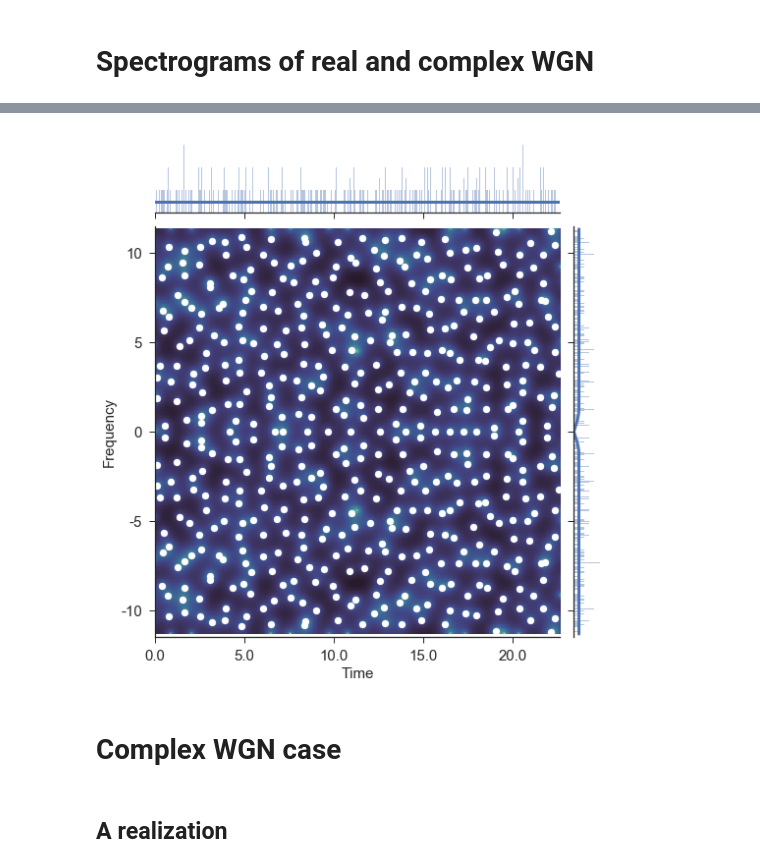
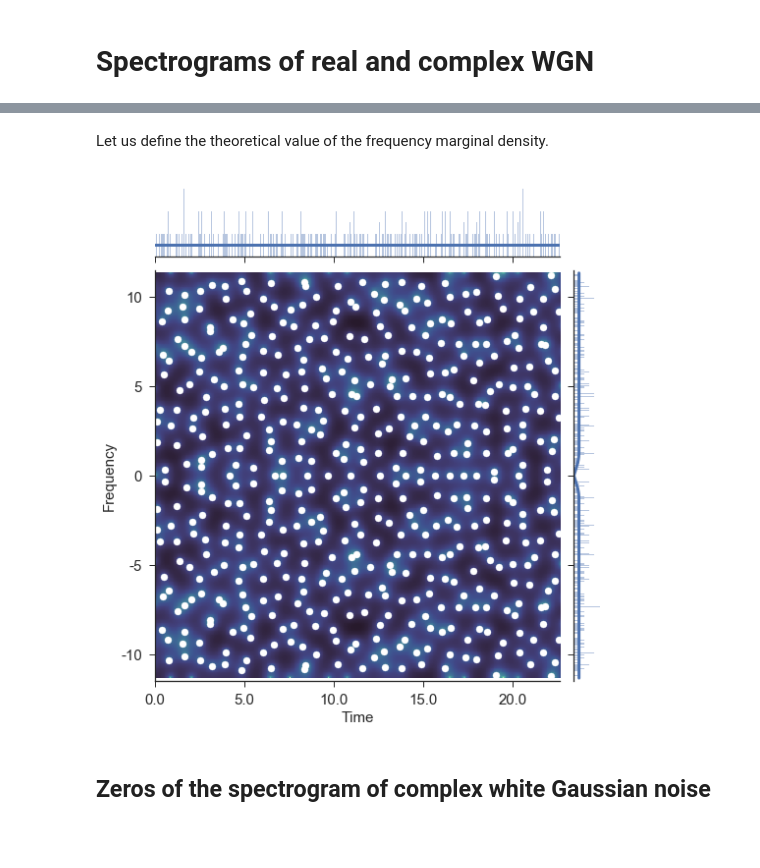
Before and after one commit to jflamant/2018-zeros-spectrogram-white-noise, a Jupyter notebook: notebooks/Spectrograms of real and complex WGN.ipynb, the cells around one changed output, grey strips where cells are left out. Drawn from its saved outputs; the diff is of its cells as text; code cells hidden in the pictures; blank space fills up the shorter version.

```diff
--- a/notebooks/Spectrograms of real and complex WGN.ipynb
+++ b/notebooks/Spectrograms of real and complex WGN.ipynb
@@ -27,44 +21,44 @@ finished
+# %% [markdown]
+Let us define the theoretical value of the frequency marginal density.
 # %%
+end = np.sqrt(2*base)
+yv = np.linspace(-end/2, end/2, 1024)
 # theoretical value of frequency marginal
-end = np.sqrt(2*base)
-yv = np.linspace(-end/2, end/2, 1000)
 rho_th = 1/end*(1-(4*yv**2+1)*np.exp(-4*yv**2))/(1-np.exp(-4*yv**2))**(3/2)
 # %%
 # display zeros
 labelsize=15
 sns.set(style="ticks", color_codes=True)
 
 # plotting data
 g = sns.JointGrid(pos[:, 0], pos[:, 1])
 g = g.plot_joint(plt.scatter, color='w')
-g.ax_joint.imshow(np.log10(plotData[0][:, base:3*base]), extent=[0, end, 0, end], origin='lower', cmap=cmocean.cm.deep, interpolation=None)
+g.ax_joint.imshow(np.log10(plotData[0]), extent=[0, end, 0, end], origin='lower', cmap=cmocean.cm.deep, interpolation=None)
 
 g.plot_marginals(sns.distplot, kde=False, color='b', norm_hist=True, bins=np.linspace(0, end, 2*base))
 
 
 # plot marginal
 g.ax_marg_x.axhline(y=1/end, xmin=0, xmax=end, linewidth=3)
-g.ax_marg_y.plot(rho1, yv+end/2, linewidth=3)
+g.ax_marg_y.plot(rho_th, yv+end/2, linewidth=3)
 
 # ax lim and labels
 g.ax_joint.set_xlim([0, end])
 g.ax_joint.set_ylim([0, end])
 
 ticks = np.sqrt(2*base)/2 + np.arange(-10, 11, 5)
 g.ax_joint.set_yticks(ticks)
 g.ax_joint.set_yticklabels(np.arange(-10, 11, 5), size=labelsize)
 g.ax_joint.set_xticklabels(np.arange(0, np.sqrt(2*base)+1, 5), size=labelsize)
 
 g.ax_joint.set_ylabel('Frequency', size=labelsize)
 g.ax_joint.set_xlabel('Time', size=labelsize)
 g.fig.set_figheight(8)
 g.fig.set_figwidth(8)
 # %% [output]
-[figure, old version]
+[figure, new version]
-# %% [markdown]
-# Complex WGN case
-# %% [markdown]
-## A realization
+# %% [markdown]
+## Zeros of the spectrogram of complex white Gaussian noise
 # %%
 base = 128
 pos, plotData = zerosSpectrogram.experiments.demoSpectrogramWhiteNoise(base, mode='complex')
```
Also changed, not shown: parts of 20 cells of this notebook.
